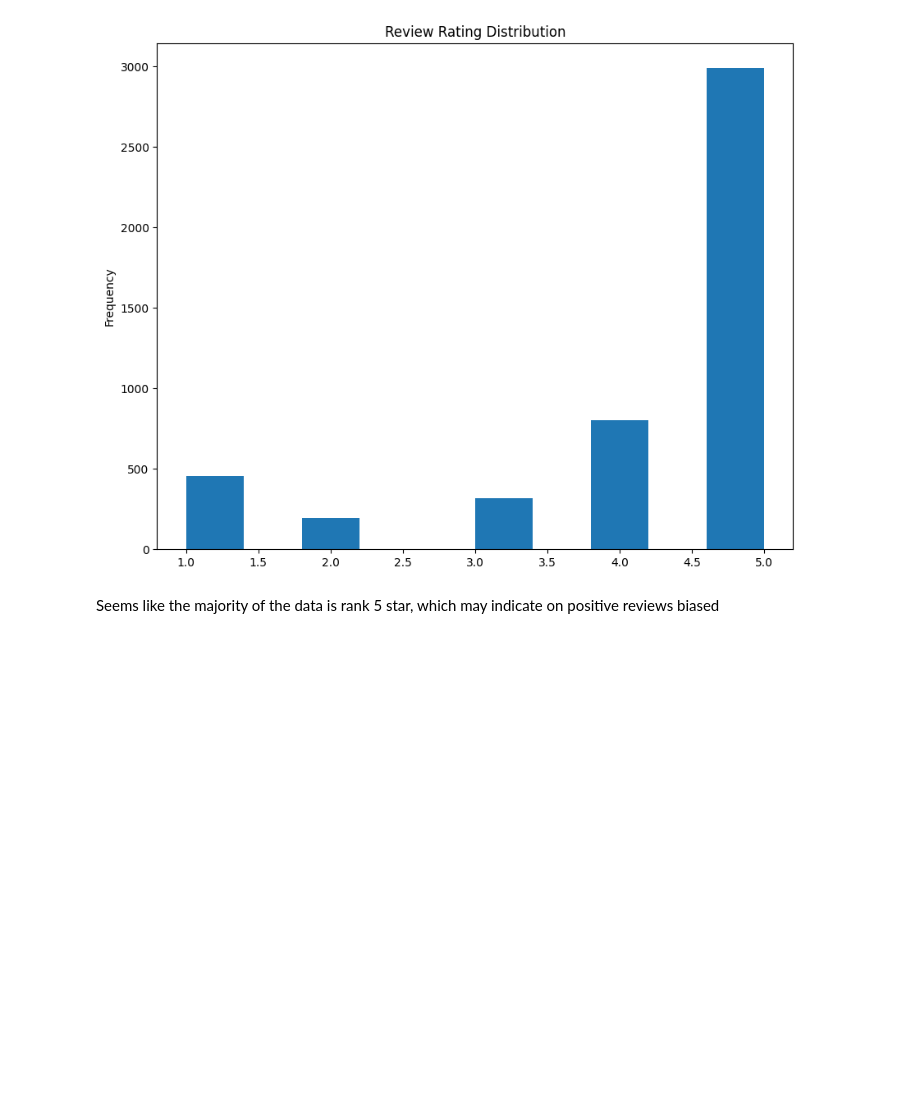
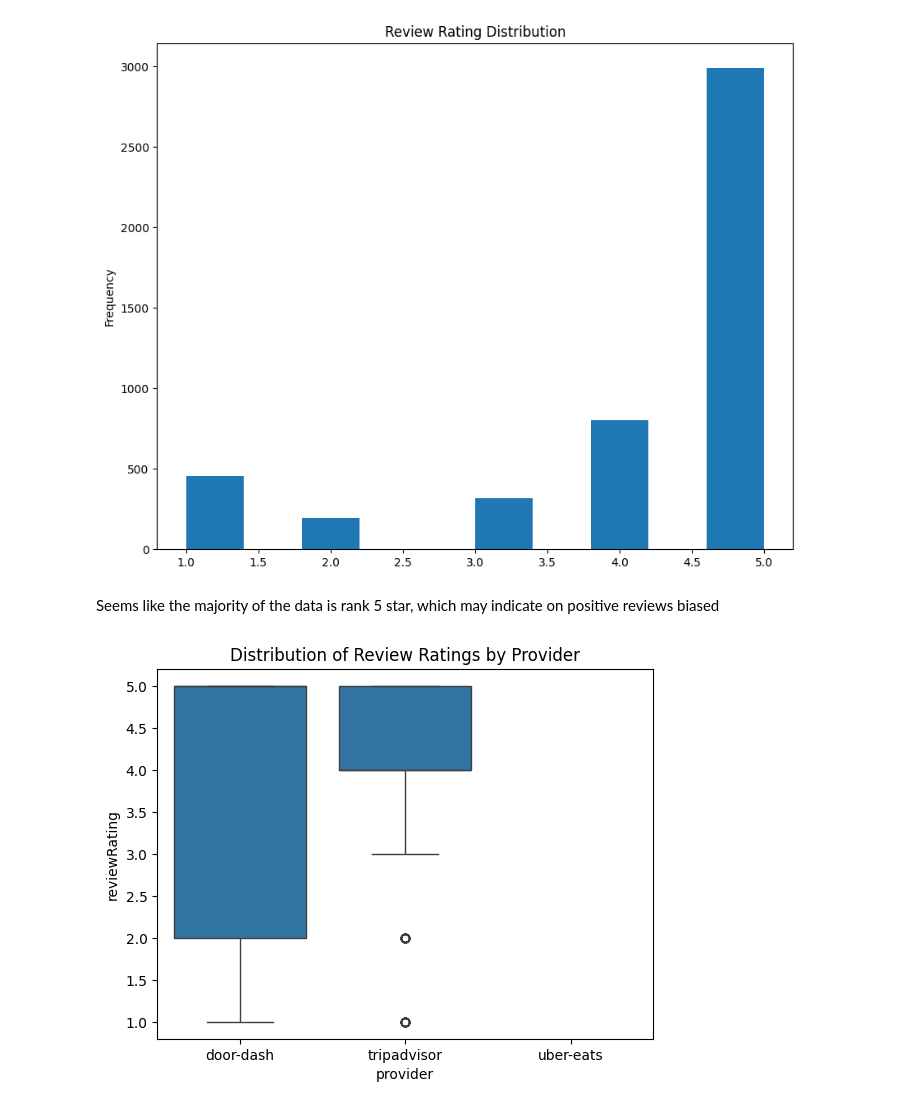
Before and after one commit to gen-git-26/Rreview_Analyzer, a Jupyter notebook: notebooks/eda.ipynb, the cells around one changed output. Saved outputs shown, nothing was run; the diff lists cells and outputs as text; code cells hidden in the pictures; blank space fills up the shorter version.

```diff
--- a/notebooks/eda.ipynb
+++ b/notebooks/eda.ipynb
@@ -20,3 +8,15 @@ data = pd.concat(frames)
+# %%
+import os
+
+data_files = ['data_1.csv', 'data_2.csv', 'data_5.csv', 'data_6.csv', 'data_7.csv', 'data_8.csv']
+data_frames = []
+
+for file in data_files:
+    file_path = os.path.join('../data', file)
+    df = pd.read_csv(file_path)
+    data_frames.append(df)
+
+data = pd.concat(data_frames)
 # %% [markdown]
 ## EDA
 # %%
@@ -247,3 +247,9 @@ df['reviewRating'].plot.hist(figsize=(10,8), title='Review Rating Distribution')
 [figure]
 # %% [markdown]
 Seems like the majority of the data is rank 5 star, which may indicate on positive reviews biased
+# %%
+sns.boxplot(x='provider', y='reviewRating', data=df)
+plt.title('Distribution of Review Ratings by Provider')
+plt.show()
+# %% [output]
+[figure, added]
```
Also changed, not shown: parts of 4 cells of this notebook.
